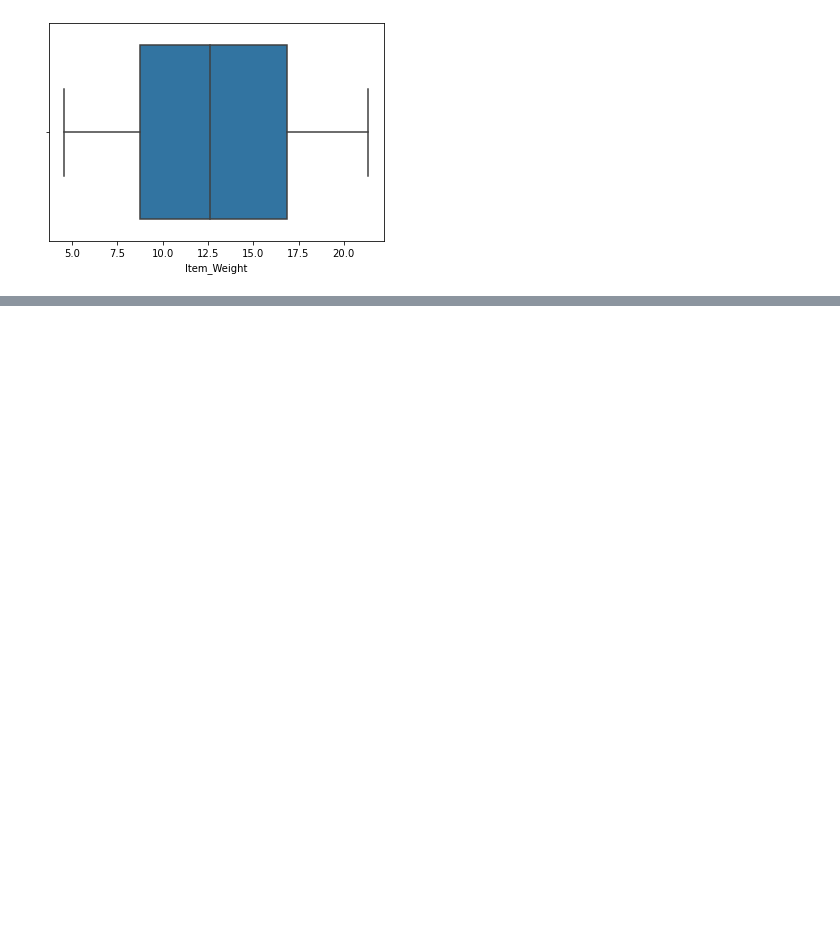
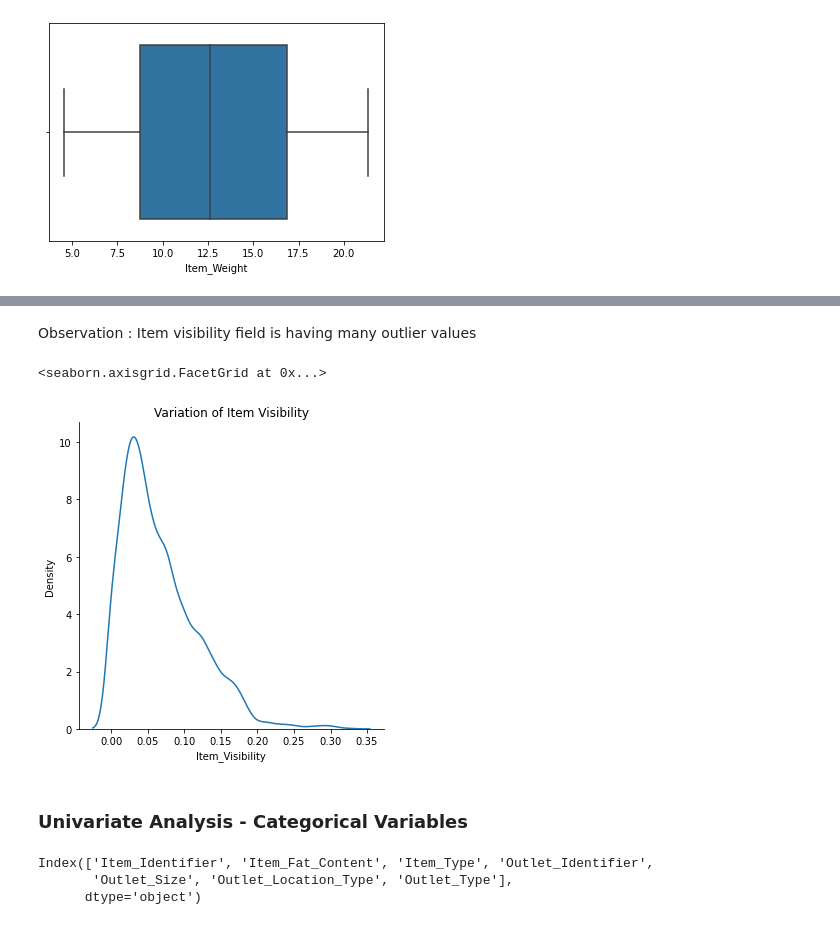
Before and after one commit to kanishkaRandunu/BigMart-Sales-Prediction, a Jupyter notebook: Big Mart Sales.ipynb, the cells around one changed output, grey strips where cells are left out. Cells and saved outputs as stored; diff of their text form; code cells hidden in the pictures; blank space fills up the shorter version.

```diff
--- a/Big Mart Sales.ipynb
+++ b/Big Mart Sales.ipynb
@@ -89,0 +223,15 @@ ax_te = sns.boxplot(x = df_train['Item_Weight'])
+# %% [markdown]
+Observation : Item visibility field is having many outlier values
+# %%
+sns.displot(df_train['Item_Visibility'],kind="kde").set(title='Variation of Item Visibility')
+# %% [output]
+<seaborn.axisgrid.FacetGrid at 0x...>
+[figure, added]
+# %% [markdown]
+### Univariate Analysis - Categorical Variables
+# %%
+cat.columns
+# %% [output]
+Index(['Item_Identifier', 'Item_Fat_Content', 'Item_Type', 'Outlet_Identifier',
+       'Outlet_Size', 'Outlet_Location_Type', 'Outlet_Type'],
+      dtype='object')
```
Also changed, not shown: parts of 39 cells of this notebook.
